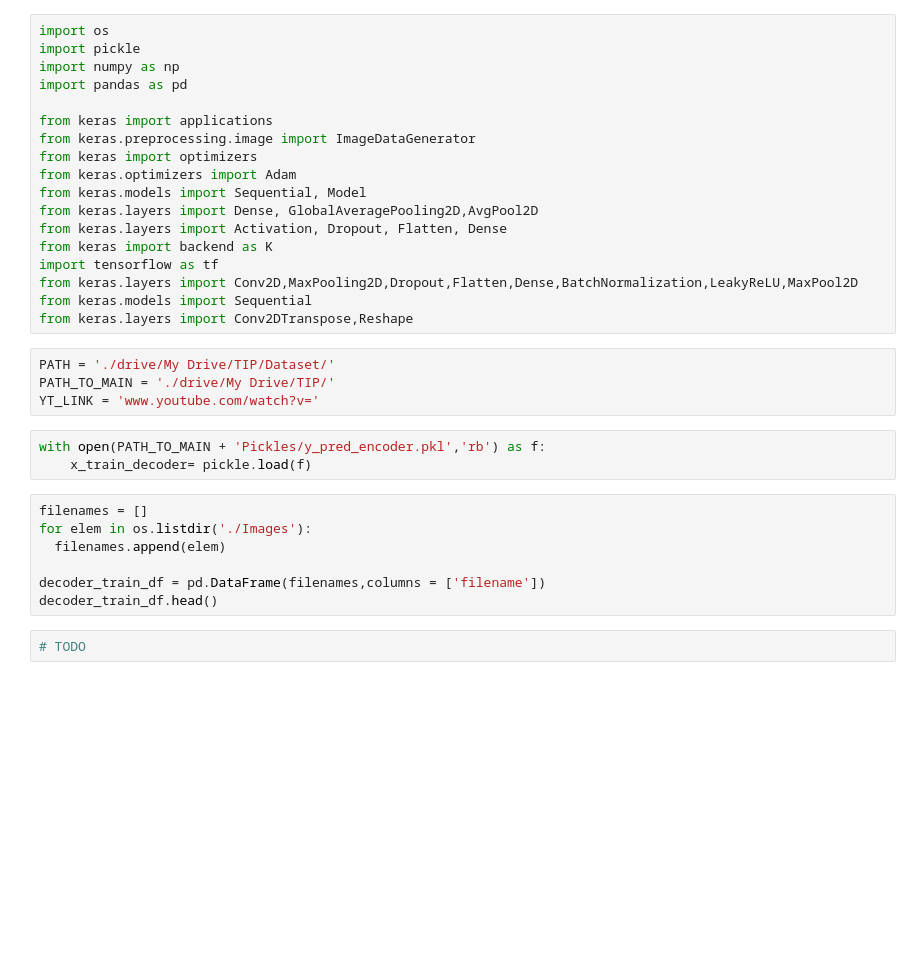
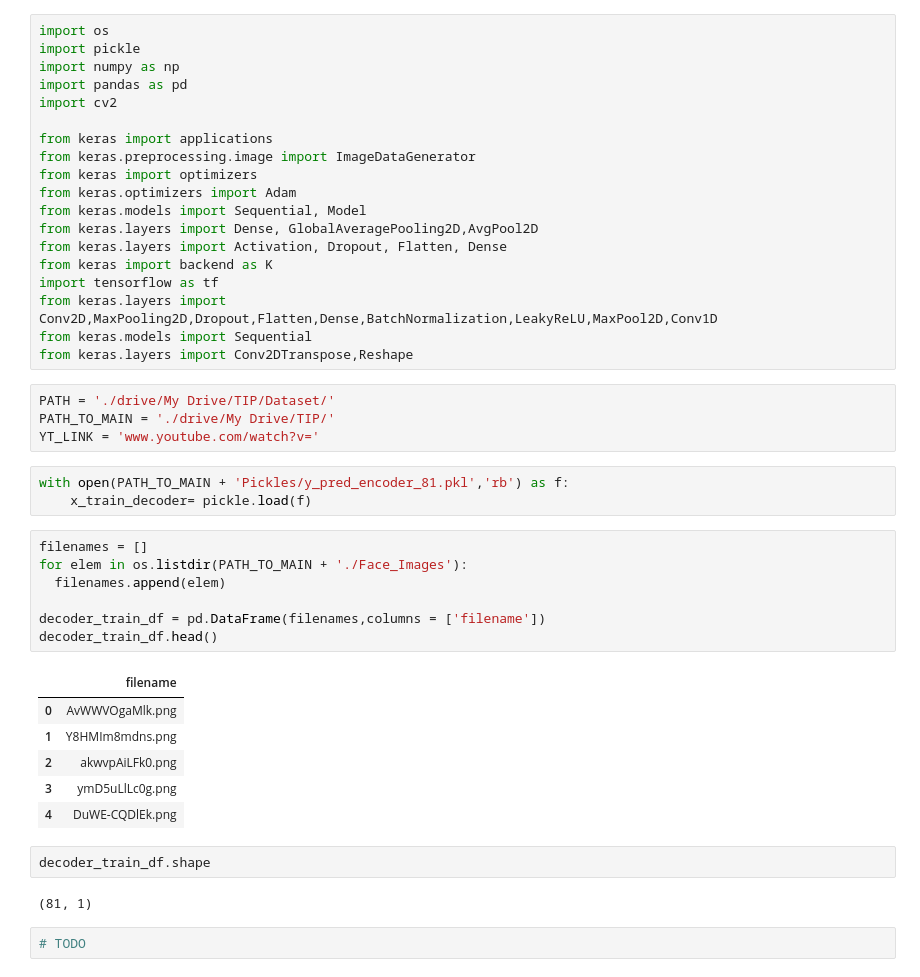
Before and after one commit to ashwinvaswani/Generative-Modelling-of-Images-from-Speech, a Jupyter notebook: src/keras/keras_decoder.ipynb, the cells around one changed output. Cells and saved outputs as stored; diff of their text form; blank space fills up the shorter version.

```diff
--- a/src/keras/keras_decoder.ipynb
+++ b/src/keras/keras_decoder.ipynb
@@ -10,6 +38,7 @@ import os
 import pickle
 import numpy as np
 import pandas as pd
+import cv2
 
 from keras import applications
 from keras.preprocessing.image import ImageDataGenerator
@@ -20,7 +49,7 @@ from keras.layers import Dense, GlobalAveragePooling2D,AvgPool2D
 from keras.layers import Activation, Dropout, Flatten, Dense
 from keras import backend as K
 import tensorflow as tf
-from keras.layers import Conv2D,MaxPooling2D,Dropout,Flatten,Dense,BatchNormalization,LeakyReLU,MaxPool2D
+from keras.layers import Conv2D,MaxPooling2D,Dropout,Flatten,Dense,BatchNormalization,LeakyReLU,MaxPool2D,Conv1D
 from keras.models import Sequential
 from keras.layers import Conv2DTranspose,Reshape
 # %%
@@ -28,15 +57,26 @@ PATH = './drive/My Drive/TIP/Dataset/'
 PATH_TO_MAIN = './drive/My Drive/TIP/'
 YT_LINK = 'www.youtube.com/watch?v='
 # %%
-with open(PATH_TO_MAIN + 'Pickles/y_pred_encoder.pkl','rb') as f:
+with open(PATH_TO_MAIN + 'Pickles/y_pred_encoder_81.pkl','rb') as f:
     x_train_decoder= pickle.load(f)
 # %%
 filenames = []
-for elem in os.listdir('./Images'):
+for elem in os.listdir(PATH_TO_MAIN + './Face_Images'):
   filenames.append(elem)
 
 decoder_train_df = pd.DataFrame(filenames,columns = ['filename'])
 decoder_train_df.head()
+# %% [output]
+|  | filename |
+| 0 | AvWWVOgaMlk.png |
+| 1 | Y8HMIm8mdns.png |
+| 2 | akwvpAiLFk0.png |
+| 3 | ymD5uLlLc0g.png |
+| 4 | DuWE-CQDlEk.png |
+# %%
+decoder_train_df.shape
+# %% [output]
+(81, 1)
 # %%
 # TODO
 # %%
```
Also changed, not shown: parts of 14 cells of this notebook.
